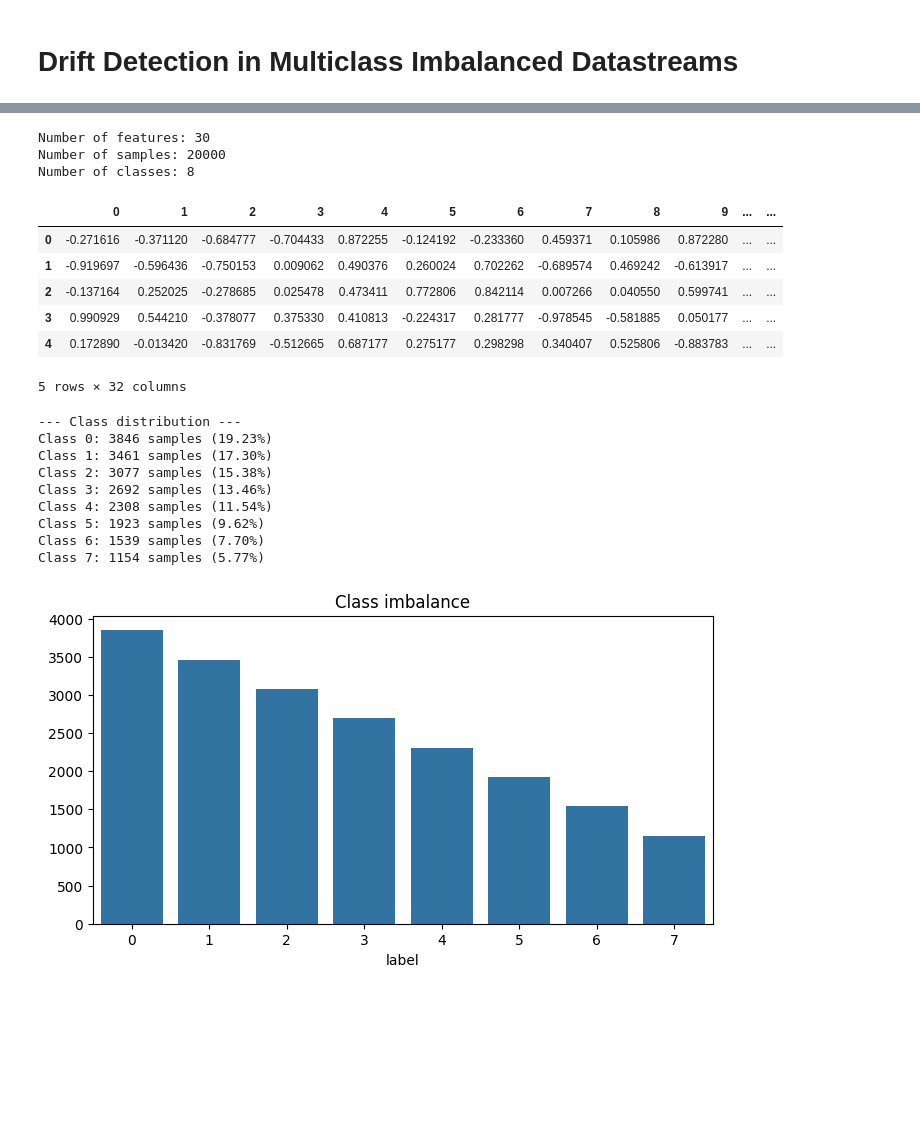
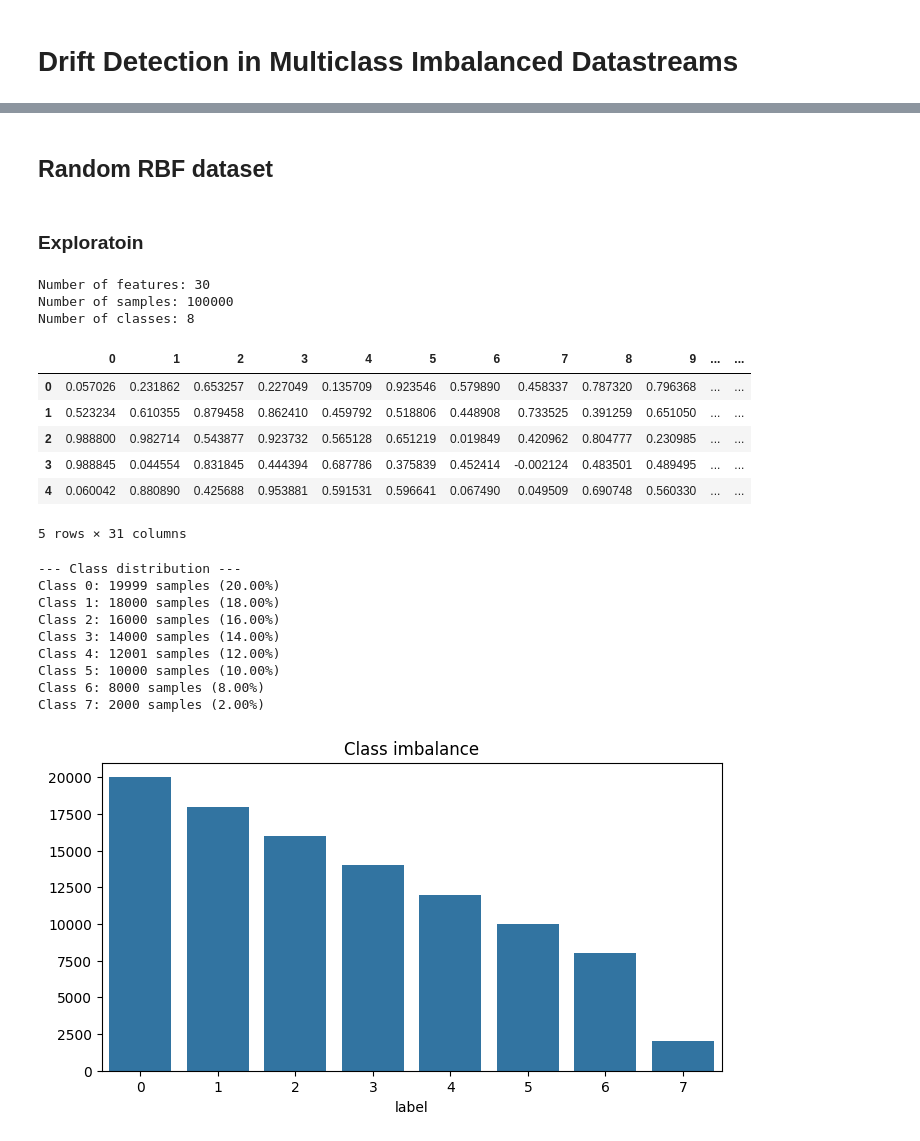
Before and after one commit to AnastasiaShvydkaiia/Multiclass-Imbalanced-Concept-Drift-Detection, a Jupyter notebook: drift_detection.ipynb, the cells around one changed output, grey strips where cells are left out. Cells and saved outputs as stored; diff of their text form; code cells hidden in the pictures; blank space fills up the shorter version.

```diff
--- a/drift_detection.ipynb
+++ b/drift_detection.ipynb
@@ -332,6 +505,6 @@ def print_summary(summary, title="Results"):
 def stream_to_df(stream, n_samples):
     data = []
     for i, (x, y) in enumerate(stream.take(n_samples)):
-        row = {**x, 'label': y, 'step': i}
+        row = {**x, 'label': y}
         data.append(row)
     return pd.DataFrame(data)
@@ -526,26 +850,33 @@ class HyperplaneDriftStream:
+# %% [markdown]
+## Random RBF dataset
+# %% [markdown]
+### Exploratoin
 # %%
 n_classes= 8
 n_features = 30
-n_samples= 20000
+n_samples= 100000
+
 drift_width=1
 
-scenarios = [{0: 1.0, 1: 0.9, 2: 0.8, 3: 0.7, 4: 0.6, 5: 0.5, 6: 0.4, 7: 0.3}] # step-down imbalance
-#scenarios= [{0: 1.0, 1: 0.5, 2: 0.5, 3: 0.5, 4: 0.5, 5: 0.5, 6: 0.5, 7: 0.5}] #single majority
+#scenario = [{0: 1, 1: 1, 2: 1, 3: 1, 4: 1, 5: 1, 6: 1, 7: 1}] # balanced
+#scenario = [{0: 0.21, 1: 0.18, 2: 0.15, 3: 0.12, 4: 0.10, 5: 0.09, 6: 0.08, 7: 0.07}] # mild ~ 1:3
+scenario = [{0: 0.20, 1: 0.18, 2: 0.16, 3: 0.14, 4: 0.12, 5: 0.10, 6: 0.08, 7: 0.02}] # moderate ~ 1:10
+#scenario = [{0: 0.60, 1: 0.12, 2: 0.08, 3: 0.06, 4: 0.05,5: 0.04, 6: 0.03, 7: 0.02}] # severe ~ 1:30
 
-ground_truth_drifts=[5000, 10000, 15000]
+ground_truth_drifts=[20000, 40000, 60000, 80000]
 
-stream = HyperplaneDriftStream(
+stream = RBFDriftStream(
     n_classes=n_classes,
     n_features= n_features,
     drift_points=ground_truth_drifts,
     drift_width=drift_width,
-    imbalance_configs=scenarios
+    imbalance_configs=scenario
 )
 
 df = stream_to_df(stream, n_samples)
 
-X_df = df.iloc[:, :-2].select_dtypes(include=['number'])
-y_series = df.iloc[:,-2]
+X_df = df.iloc[:, :-1]
+y_series = df.iloc[:,-1]
 
 print(f"Number of features: {n_features}")
 print(f"Number of samples: {n_samples}")
@@ -553,38 +884,38 @@ print(f"Number of classes: {n_classes}")
 df.head()
 # %% [output]
 Number of features: 30
-Number of samples: 20000
+Number of samples: 100000
 Number of classes: 8
 |  | 0 | 1 | 2 | 3 | 4 | 5 | 6 | 7 | 8 | 9 | ... | ... |
-| 0 | -0.271616 | -0.371120 | -0.684777 | -0.704433 | 0.872255 | -0.124192 | -0.233360 | 0.459371 | 0.105986 | 0.872280 | ... | ... |
-| 1 | -0.919697 | -0.596436 | -0.750153 | 0.009062 | 0.490376 | 0.260024 | 0.702262 | -0.689574 | 0.469242 | -0.613917 | ... | ... |
-| 2 | -0.137164 | 0.252025 | -0.278685 | 0.025478 | 0.473411 | 0.772806 | 0.842114 | 0.007266 | 0.040550 | 0.599741 | ... | ... |
-| 3 | 0.990929 | 0.544210 | -0.378077 | 0.375330 | 0.410813 | -0.224317 | 0.281777 | -0.978545 | -0.581885 | 0.050177 | ... | ... |
-| 4 | 0.172890 | -0.013420 | -0.831769 | -0.512665 | 0.687177 | 0.275177 | 0.298298 | 0.340407 | 0.525806 | -0.883783 | ... | ... |
+| 0 | 0.057026 | 0.231862 | 0.653257 | 0.227049 | 0.135709 | 0.923546 | 0.579890 | 0.458337 | 0.787320 | 0.796368 | ... | ... |
+| 1 | 0.523234 | 0.610355 | 0.879458 | 0.862410 | 0.459792 | 0.518806 | 0.448908 | 0.733525 | 0.391259 | 0.651050 | ... | ... |
+| 2 | 0.988800 | 0.982714 | 0.543877 | 0.923732 | 0.565128 | 0.651219 | 0.019849 | 0.420962 | 0.804777 | 0.230985 | ... | ... |
+| 3 | 0.988845 | 0.044554 | 0.831845 | 0.444394 | 0.687786 | 0.375839 | 0.452414 | -0.002124 | 0.483501 | 0.489495 | ... | ... |
+| 4 | 0.060042 | 0.880890 | 0.425688 | 0.953881 | 0.591531 | 0.596641 | 0.067490 | 0.049509 | 0.690748 | 0.560330 | ... | ... |
-5 rows × 32 columns
+5 rows × 31 columns
 # %%
 # Class distribution
-target_col = df.columns[-2]
+target_col = df.columns[-1]
 class_counts = df[target_col].value_counts()
 class_pct = df[target_col].value_counts(normalize=True) * 100
 
 print("--- Class distribution ---")
 for cls, count in class_counts.items():
     print(f"Class {cls}: {count} samples ({class_pct[cls]:.2f}%)")
 
 plt.figure(figsize=(8, 4))
 sns.barplot(x=class_counts.index, y=class_counts.values)
 plt.title("Class imbalance")
 plt.show()
 # %% [output]
 --- Class distribution ---
-Class 0: 3846 samples (19.23%)
-Class 1: 3461 samples (17.30%)
-Class 2: 3077 samples (15.38%)
-Class 3: 2692 samples (13.46%)
-Class 4: 2308 samples (11.54%)
-Class 5: 1923 samples (9.62%)
-Class 6: 1539 samples (7.70%)
-Class 7: 1154 samples (5.77%)
+Class 0: 19999 samples (20.00%)
+Class 1: 18000 samples (18.00%)
+Class 2: 16000 samples (16.00%)
+Class 3: 14000 samples (14.00%)
+Class 4: 12001 samples (12.00%)
+Class 5: 10000 samples (10.00%)
+Class 6: 8000 samples (8.00%)
+Class 7: 2000 samples (2.00%)
-[figure, old version]
+[figure, new version]
 # %%
```
Also changed, not shown: parts of 69 cells of this notebook, 6 other files.
